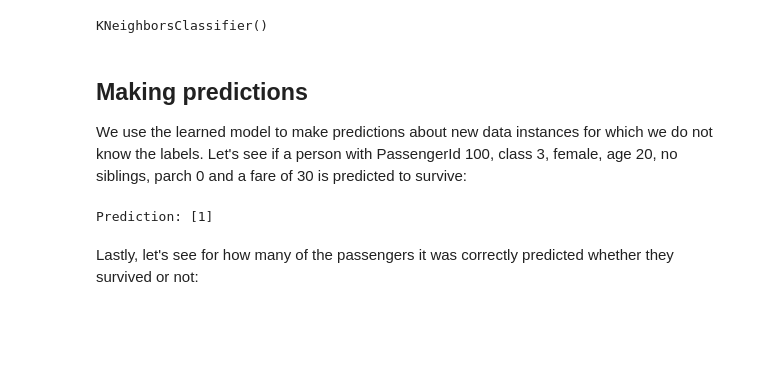
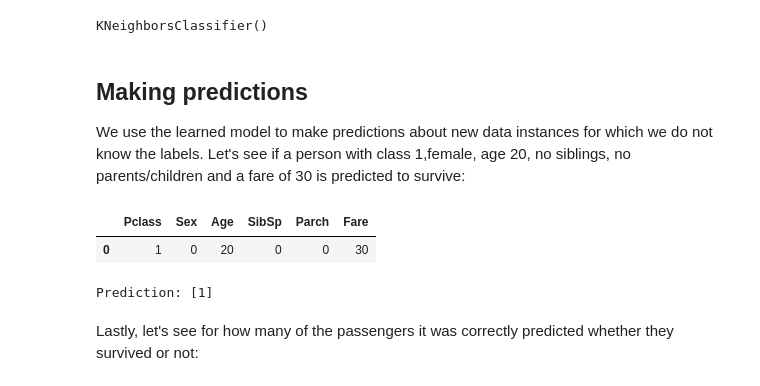
Before and after one commit to 304125/MAL1_S26, a Jupyter notebook: 01_Introduction_to_Machine_Learning/Titanic.ipynb, the cells around one changed output. Saved outputs shown, nothing was run; the diff lists cells and outputs as text; code cells hidden in the pictures; blank space fills up the shorter version.

```diff
--- a/01_Introduction_to_Machine_Learning/Titanic.ipynb
+++ b/01_Introduction_to_Machine_Learning/Titanic.ipynb
@@ -390,20 +390,24 @@ KNeighborsClassifier()
 ## Making predictions
 
 We use the learned model to make predictions about new data instances for which we do not know the labels.
-Let's see if a person with PassengerId 100, class 3, female, age 20, no siblings, parch 0 and a fare of 30 is predicted to survive:
+Let's see if a person with class 1,female, age 20, no siblings, no parents/children and a fare of 30 is predicted to survive:
 # %%
 # New data organized in a two-dimensional array
-x_new = np.array([[1, 0, 40, 0, 0, 50]])
+x_new = np.array([[1, 0, 20, 0, 0, 30]])
 
 # Create a dataframe
 feature_names = data.columns.tolist()
 x_new_df = pd.DataFrame(x_new, columns=feature_names)
-
-# Make the prediction
-predict = model.predict(x_new_df)
-print("Prediction: {}".format(predict))
+x_new_df
 # %% [output]
-Prediction: [1]
+|  | Pclass | Sex | Age | SibSp | Parch | Fare |
+| 0 | 1 | 0 | 20 | 0 | 0 | 30 |
+# %%
+# Make the prediction
+predict = model.predict(x_new_df)
+print("Prediction: {}".format(predict))
+# %% [output]
+Prediction: [1]
 # %% [markdown]
 Lastly, let's see for how many of the passengers it was correctly predicted whether they survived or not:
 # %%
```
Also changed, not shown: parts of 9 cells of this notebook.
